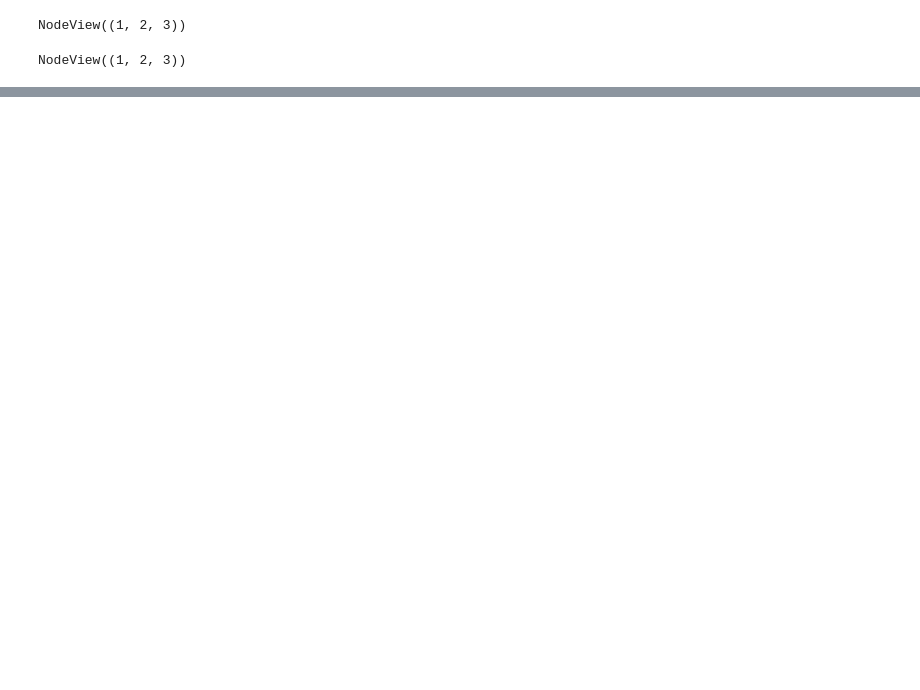
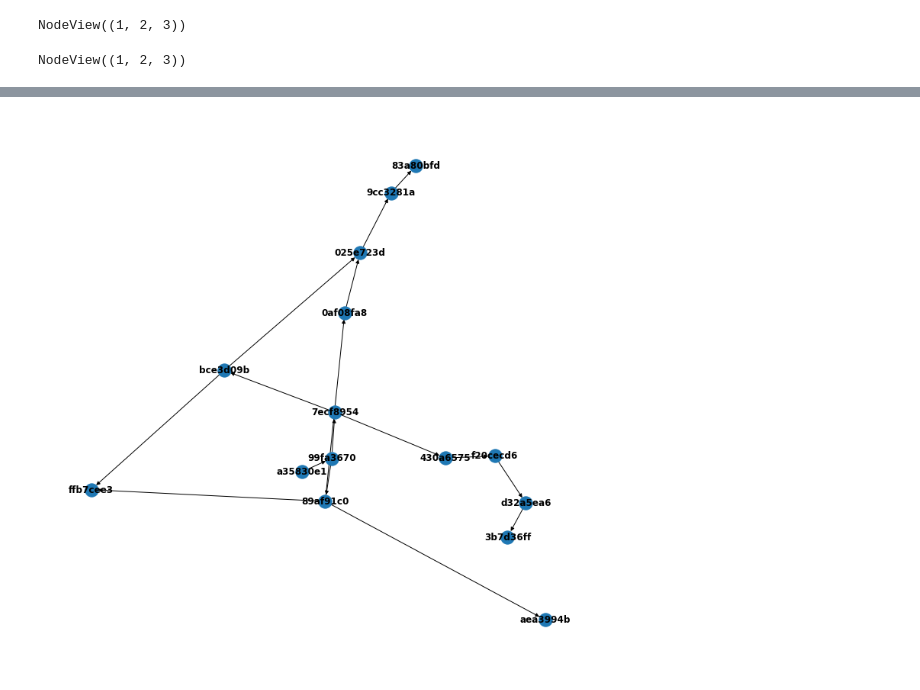
Before and after one commit to qiime2/provenance-lib, a Jupyter notebook: provenance_lib/notebooks/graphviews.ipynb, the cells around one changed output, grey strips where cells are left out. Drawn from its saved outputs; the diff is of its cells as text; code cells hidden in the pictures; blank space fills up the shorter version.

```diff
--- a/provenance_lib/notebooks/graphviews.ipynb
+++ b/provenance_lib/notebooks/graphviews.ipynb
@@ -49,5 +49,7 @@ TypeError: __init__() missing 1 required positional argument: 'archive_fp'
 # %%
 # Relabel nodes for readability
 labels = {node: node[:8] for node in dag.nodes}
-nx.relabel_nodes(dag, labels, copy=False)
-nx.draw(dag, with_labels=True, font_weight="bold")
+nx.relabel_nodes(dag.dag, labels, copy=False)
+nx.draw(dag.dag, with_labels=True, font_weight="bold")
+# %% [output]
+[figure, added]
```
Also changed, not shown: parts of 3 cells of this notebook, 1 other file.
